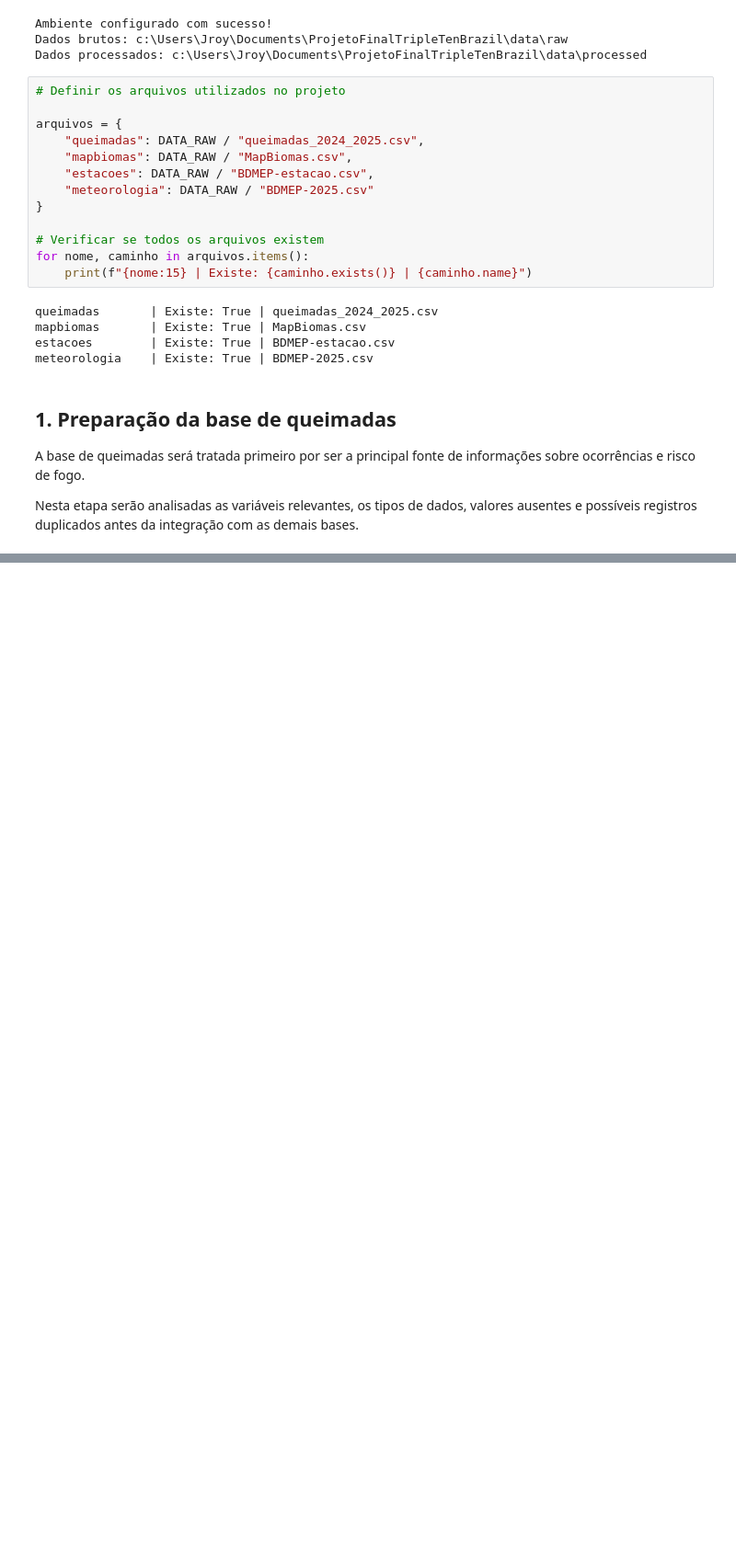
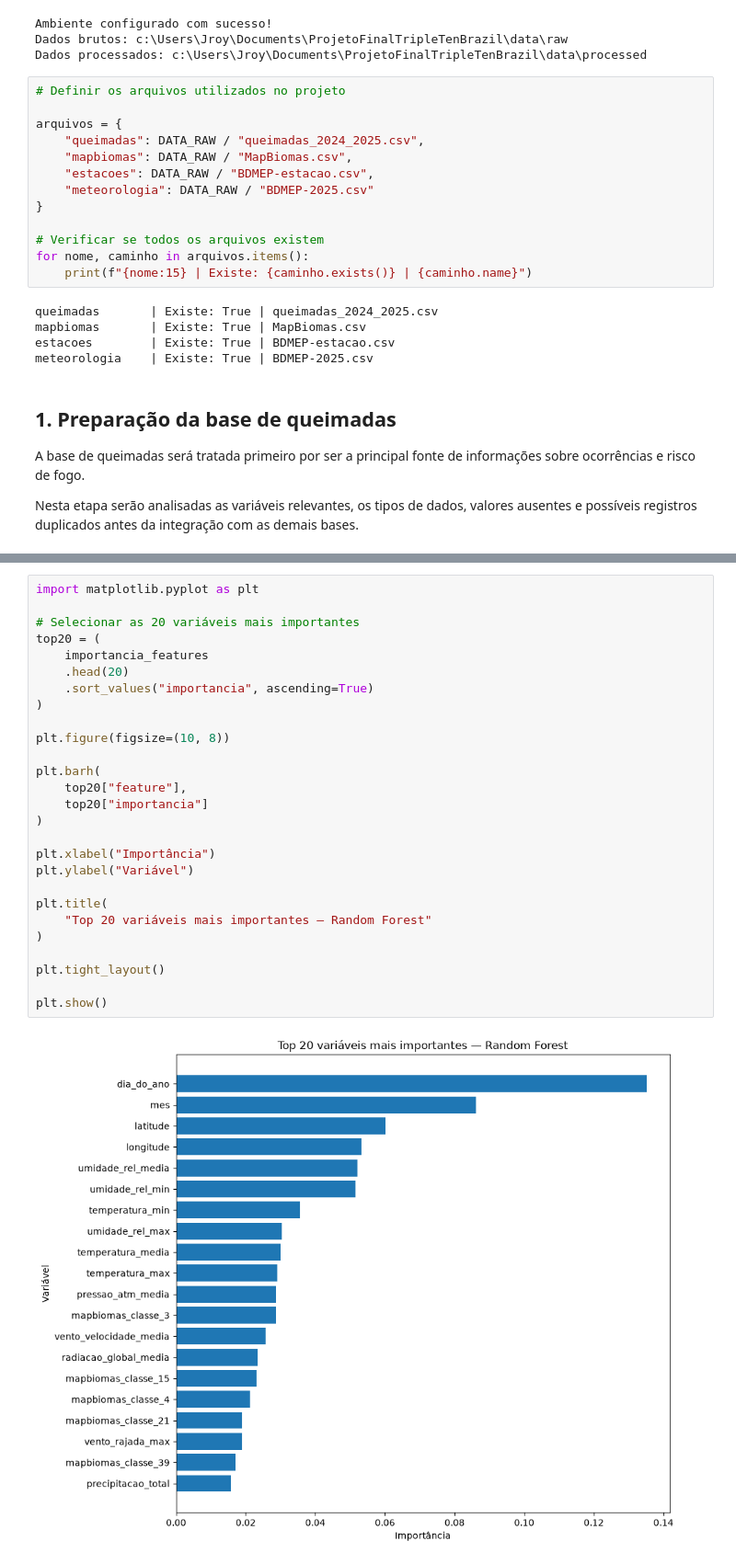
Before and after one commit to jroy102488-glitch/ProjetoFinalTripleTenBrazil, a Jupyter notebook: notebooks/02_data_preprocessing.ipynb, the cells around one changed output, grey strips where cells are left out. Shown at 92% size. Saved outputs shown, nothing was run; the diff lists cells and outputs as text; blank space fills up the shorter version.

```diff
--- a/notebooks/02_data_preprocessing.ipynb
+++ b/notebooks/02_data_preprocessing.ipynb
@@ -60,0 +5711,29 @@ Nesta etapa serão analisadas as variáveis relevantes, os tipos de dados, valor
+# %%
+import matplotlib.pyplot as plt
+
+# Selecionar as 20 variáveis mais importantes
+top20 = (
+    importancia_features
+    .head(20)
+    .sort_values("importancia", ascending=True)
+)
+
+plt.figure(figsize=(10, 8))
+
+plt.barh(
+    top20["feature"],
+    top20["importancia"]
+)
+
+plt.xlabel("Importância")
+plt.ylabel("Variável")
+
+plt.title(
+    "Top 20 variáveis mais importantes — Random Forest"
+)
+
+plt.tight_layout()
+
+plt.show()
+# %% [output]
+[figure, added]
```
Also changed, not shown: parts of 107 cells of this notebook, 1 other file.
